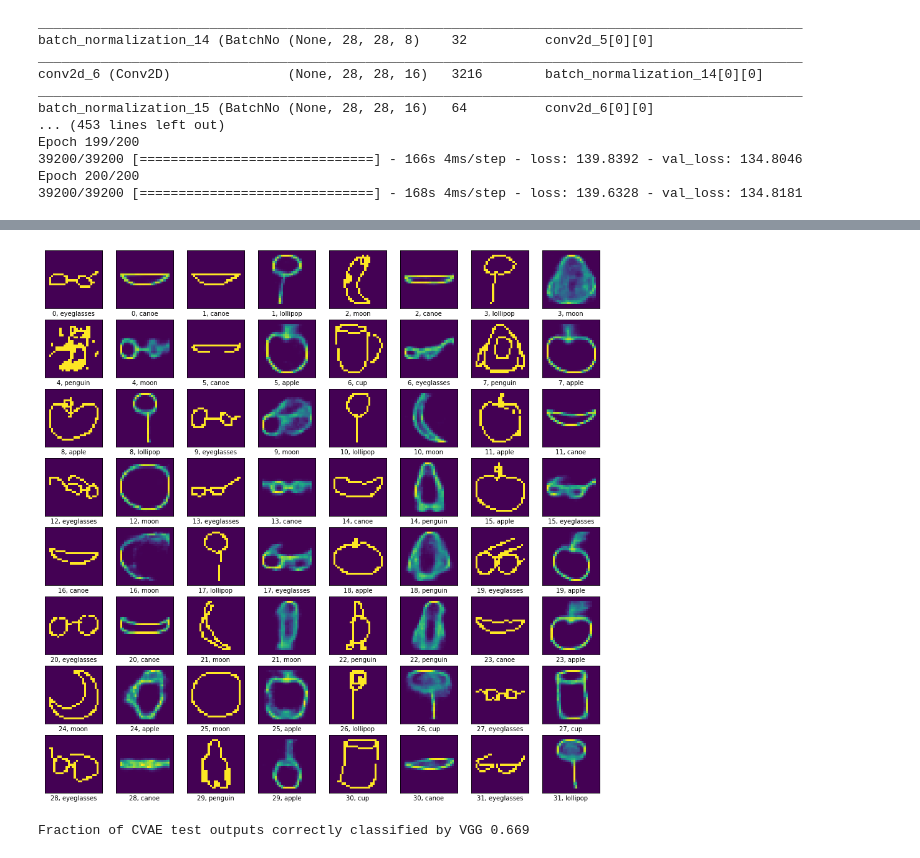
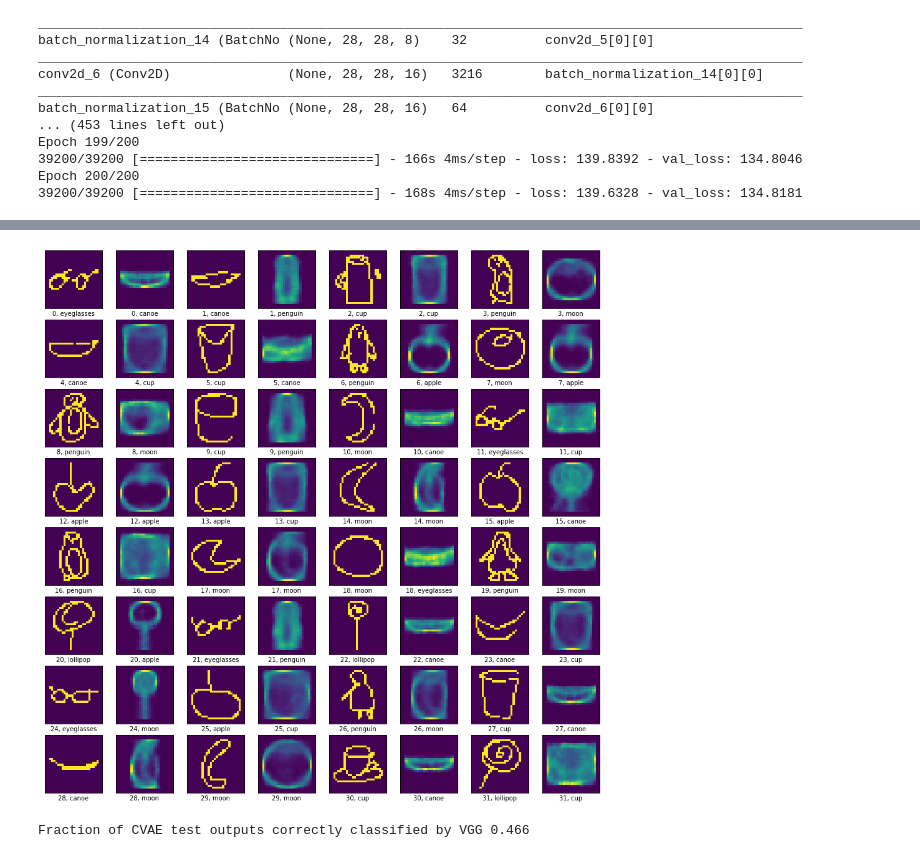
Before and after one commit to mburhanpurkar/neuro_140, a Jupyter notebook: Quick, Draw! CVAE with Visualization.ipynb, the cells around one changed output, grey strips where cells are left out. Cells and saved outputs as stored; diff of their text form; code cells hidden in the pictures.

```diff
--- a/Quick, Draw! CVAE with Visualization.ipynb
+++ b/Quick, Draw! CVAE with Visualization.ipynb
@@ -445,9 +983,4 @@ Text(0, 0.5, 'KL Divergence and Reconstruction Error')
 # %%
-# First, make a routine that generates output from input on test images given ID, from loaded model
-# This can then be used to feed to classifier
-
-# NB: SWITCH KERNELS BEFORE RUNNING THIS 3.7, 2.1
-
 from tensorflow.keras.layers import Conv2D, Conv2DTranspose, Input, Flatten, Dense, Lambda, Reshape
 from tensorflow.keras.layers import BatchNormalization
 from tensorflow.keras.models import Model
@@ -466,17 +999,13 @@ d = {"lollipop":0, "canoe":1, "penguin":2, "eyeglasses":3, "apple":4, "moon":5,
 
 num_channels = 1
 input_shape = (28, 28, num_channels)
-latent_dim = 14
+latent_dim = 2
 
 i       = Input(shape=input_shape, name='encoder_input')
 cx      = Conv2D(filters=64, kernel_size=5, strides=1, padding='same', activation='relu')(i)
 cx      = BatchNormalization()(cx)
 cx      = Conv2D(filters=128, kernel_size=5, strides=1, padding='same', activation='relu')(i)
 cx      = BatchNormalization()(cx)
-# cx      = Conv2D(filters=512, kernel_size=5, strides=2, padding='same', activation='relu')(i)
-# cx      = BatchNormalization()(cx)
-# cx      = Conv2D(filters=1024, kernel_size=5, strides=2, padding='same', activation='relu')(i)
-# cx      = BatchNormalization()(cx)
 x       = Flatten()(cx)
 x       = Dense(20, activation='relu')(x)
 x       = BatchNormalization()(x)
@@ -503,10 +1032,6 @@ cx    = Conv2DTranspose(filters=128, kernel_size=5, strides=1, padding='same', a
 cx    = BatchNormalization()(cx)
 cx    = Conv2DTranspose(filters=64, kernel_size=5, strides=1, padding='same', activation='relu')(x)
 cx    = BatchNormalization()(cx)
-# cx    = Conv2DTranspose(filters=256, kernel_size=5, strides=2, padding='same', activation='relu')(x)
-# cx    = BatchNormalization()(cx)
-# cx    = Conv2DTranspose(filters=128, kernel_size=5, strides=2, padding='same', activation='relu')(x)
-# cx    = BatchNormalization()(cx)
 o     = Conv2DTranspose(filters=num_channels, kernel_size=3, activation='sigmoid', padding='same', name='decoder_output')(cx)
 decoder = Model(d_i, o, name='decoder')
 
@@ -553,33 +1078,33 @@ class CVAE_tester:
                 gen = np.stack((gen, gen, gen), axis=2).reshape(1, 32, 32, 3)
                 plt.xlabel(str(i//2) + ", " + self.d_i[np.argmax(self.classifier.predict(gen))] )
         plt.show()
 
     def test_model(self):
         gen = self.model.predict(self.test.reshape(self.N, 28, 28, 1))
         gen_upsampled = np.empty((self.N, 32, 32))
         for i in range(self.N):
             gen_upsampled[i] = load_data.upsample(32, gen[i].reshape(28, 28))
         gen = np.stack((gen_upsampled, gen_upsampled, gen_upsampled), axis=3)
         VGG_labels = np.argmax(self.classifier.predict(gen), axis=1)
         true_labels = np.argmax(self.labels, axis=1)
         correct = 0
         for i in range(self.N):
             if true_labels[i] == VGG_labels[i]:
                 correct += 1
         print("Fraction of CVAE test outputs correctly classified by VGG", round(1.0 * correct / self.N, 3))
 
 dim_old = 28
 dat_path = pathlib.Path('object_files/').glob('*.npz')
 input_train, target_train, _, _, input_test, target_test = load_data.load_for_cnn(dat_path,
                                                                                   dim_old, d, (0.7, 0.01),
                                                                                   channel_axes=1,
                                                                                   dim_new=None,
                                                                                   binary=True)
 
-tester = CVAE_tester('cvae_128256_ld_14/vae', (input_test, target_test), 'saved_models/VGG_model')
+tester = CVAE_tester('cvae_64128256_ld_2_new_new/vae', (input_test, target_test), 'saved_models/VGG_model')
 tester.gen_array(8)
 
 tester.test_model()
 # %% [output]
-[figure, old version]
+[figure, new version]
-Fraction of CVAE test outputs correctly classified by VGG 0.669
+Fraction of CVAE test outputs correctly classified by VGG 0.466
```
Also changed, not shown: parts of 23 cells of this notebook, 29 other files.
